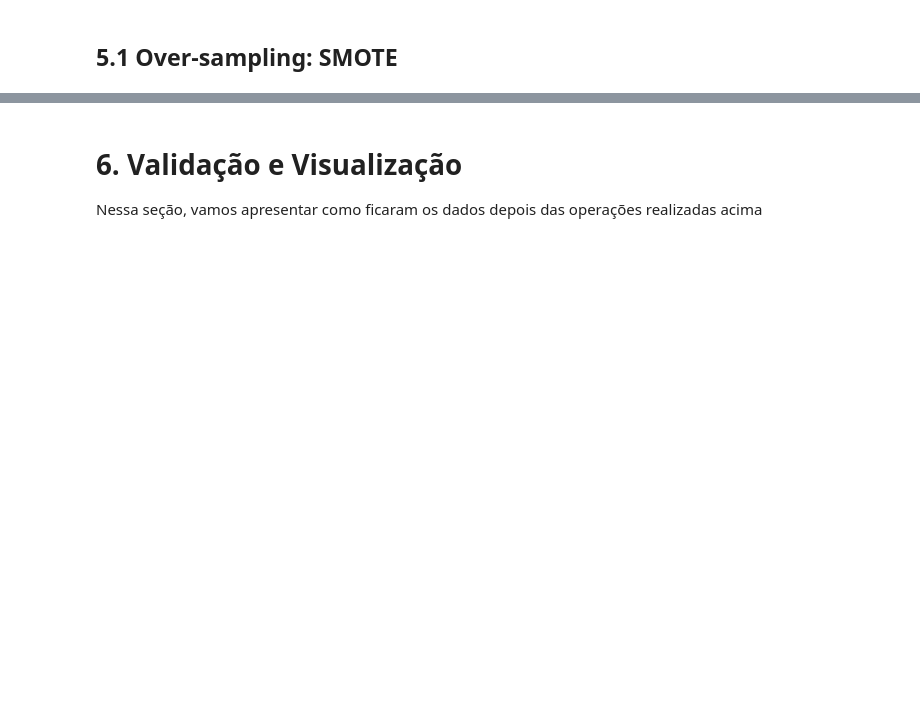
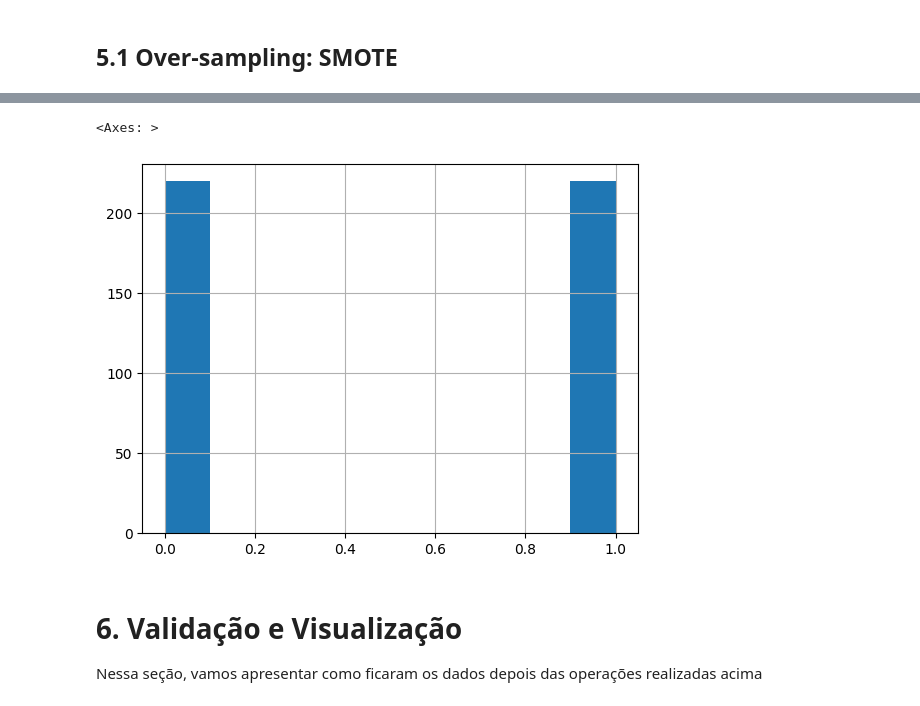
Before and after one commit to BiancaCarneiro/Projeto-AM, a Jupyter notebook: Segundo Projeto/preparacao_dos_dados.ipynb, the cells around one changed output, grey strips where cells are left out. Cells and saved outputs as stored; diff of their text form; code cells hidden in the pictures; blank space fills up the shorter version.

```diff
--- a/Segundo Projeto/preparacao_dos_dados.ipynb
+++ b/Segundo Projeto/preparacao_dos_dados.ipynb
@@ -30,0 +120,7 @@ Não há nulos nesse dataset
+# %%
+under = RandomUnderSampler(sampling_strategy='not minority', random_state=42)
+# %%
+X_res, y_res = under.fit_resample(df.drop(columns="Bankrupt?"), df["Bankrupt?"])
+# %%
+df_under = pd.concat([y_res, X_res], axis=1)
+df_under.head()
@@ -30,0 +154,5 @@ Não há nulos nesse dataset
+# %%
+df_under["Bankrupt?"].hist()
+# %% [output]
+<Axes: >
+[figure, added]
```
Also changed, not shown: parts of 15 cells of this notebook.
